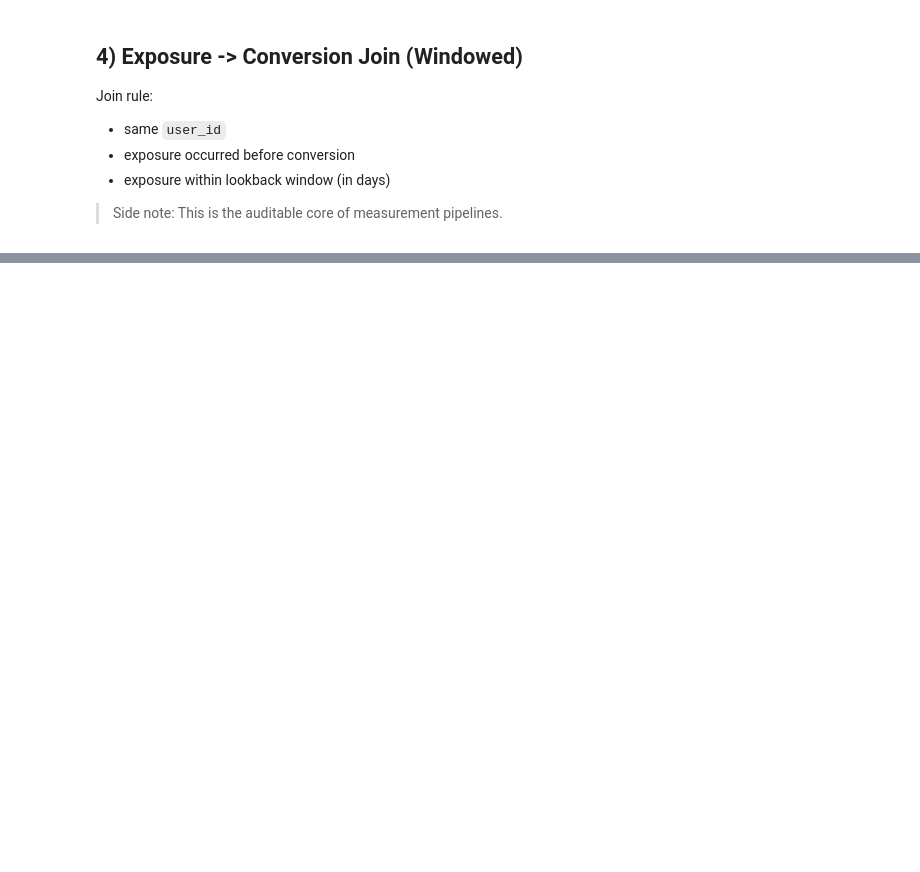
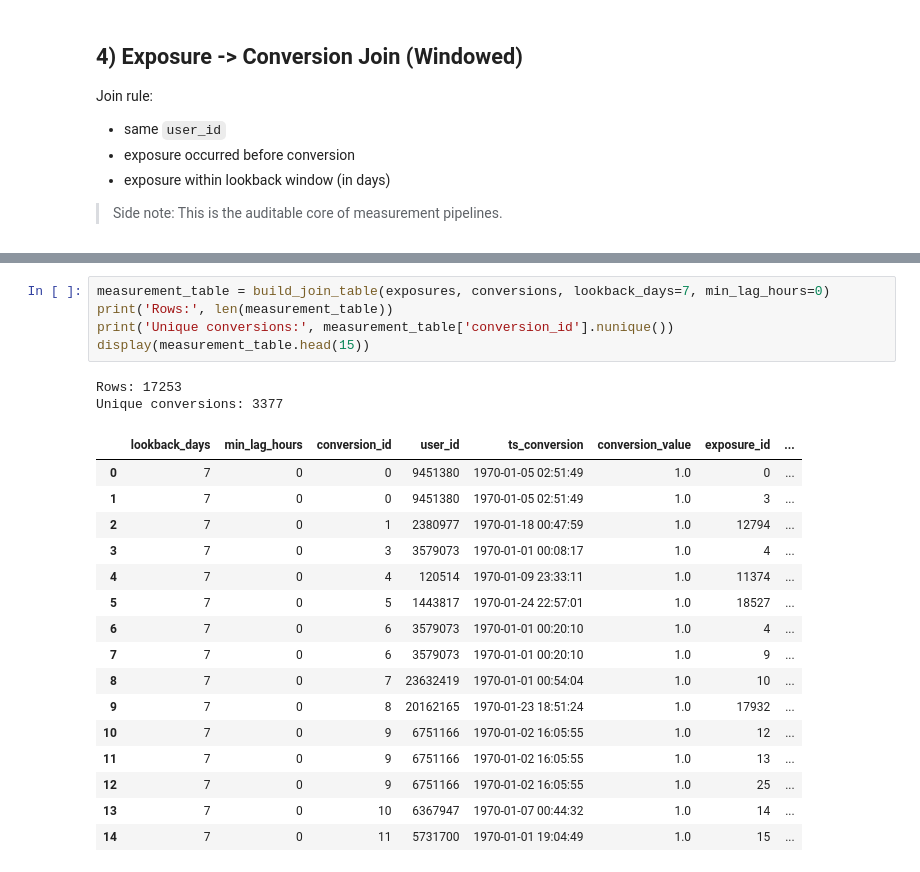
Before and after one commit to leninworld/kafka-streaming-pipeline-delta-lake, a Jupyter notebook: notebooks/exposure_conversion_join.executed.ipynb, the cells around one changed output, grey strips where cells are left out. Saved outputs shown, nothing was run; the diff lists cells and outputs as text; blank space fills up the shorter version.

Commit message:
Deepen exposure-conversion attribution with methods, robustness, and segments

```diff
--- a/notebooks/exposure_conversion_join.executed.ipynb
+++ b/notebooks/exposure_conversion_join.executed.ipynb
@@ -364,0 +562,24 @@ Unique conversions: 3357
+# %%
+measurement_table = build_join_table(exposures, conversions, lookback_days=7, min_lag_hours=0)
+print('Rows:', len(measurement_table))
+print('Unique conversions:', measurement_table['conversion_id'].nunique())
+display(measurement_table.head(15))
+# %% [output]
+Rows: 17253
+Unique conversions: 3377
+|  | lookback_days | min_lag_hours | conversion_id | user_id | ts_conversion | conversion_value | exposure_id | ... |
+| 0 | 7 | 0 | 0 | 9451380 | 1970-01-05 02:51:49 | 1.0 | 0 | ... |
+| 1 | 7 | 0 | 0 | 9451380 | 1970-01-05 02:51:49 | 1.0 | 3 | ... |
+| 2 | 7 | 0 | 1 | 2380977 | 1970-01-18 00:47:59 | 1.0 | 12794 | ... |
+| 3 | 7 | 0 | 3 | 3579073 | 1970-01-01 00:08:17 | 1.0 | 4 | ... |
+| 4 | 7 | 0 | 4 | 120514 | 1970-01-09 23:33:11 | 1.0 | 11374 | ... |
+| 5 | 7 | 0 | 5 | 1443817 | 1970-01-24 22:57:01 | 1.0 | 18527 | ... |
+| 6 | 7 | 0 | 6 | 3579073 | 1970-01-01 00:20:10 | 1.0 | 4 | ... |
+| 7 | 7 | 0 | 6 | 3579073 | 1970-01-01 00:20:10 | 1.0 | 9 | ... |
+| 8 | 7 | 0 | 7 | 23632419 | 1970-01-01 00:54:04 | 1.0 | 10 | ... |
+| 9 | 7 | 0 | 8 | 20162165 | 1970-01-23 18:51:24 | 1.0 | 17932 | ... |
+| 10 | 7 | 0 | 9 | 6751166 | 1970-01-02 16:05:55 | 1.0 | 12 | ... |
+| 11 | 7 | 0 | 9 | 6751166 | 1970-01-02 16:05:55 | 1.0 | 13 | ... |
+| 12 | 7 | 0 | 9 | 6751166 | 1970-01-02 16:05:55 | 1.0 | 25 | ... |
+| 13 | 7 | 0 | 10 | 6367947 | 1970-01-07 00:44:32 | 1.0 | 14 | ... |
+| 14 | 7 | 0 | 11 | 5731700 | 1970-01-01 19:04:49 | 1.0 | 15 | ... |
```
Also changed, not shown: parts of 22 cells of this notebook, 1 other file.
